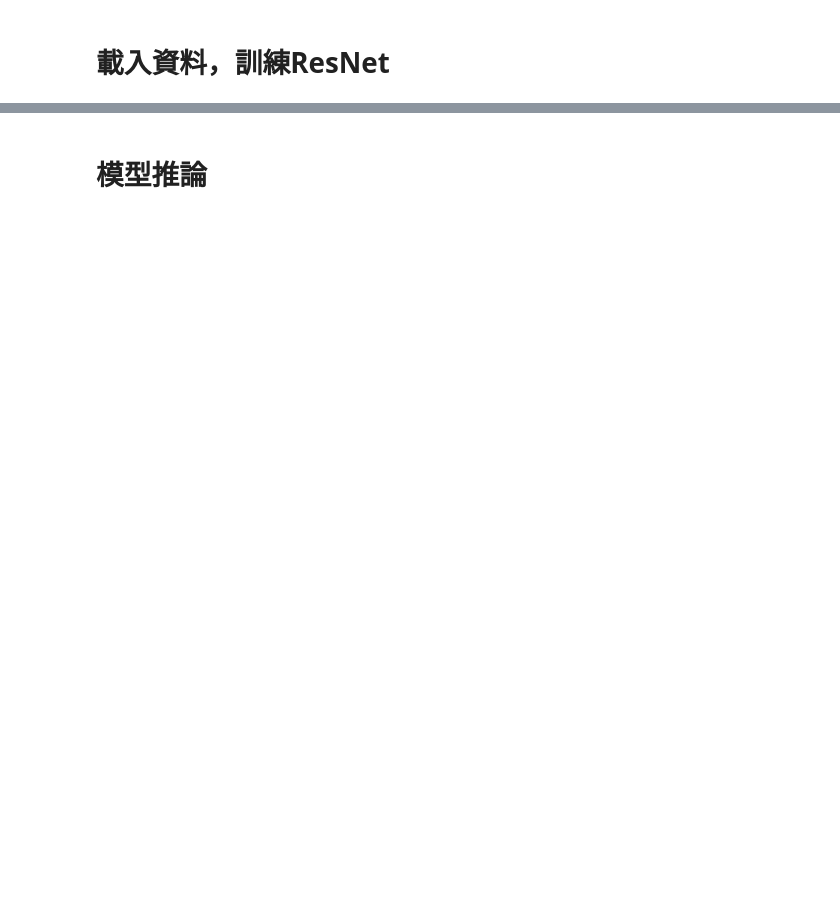
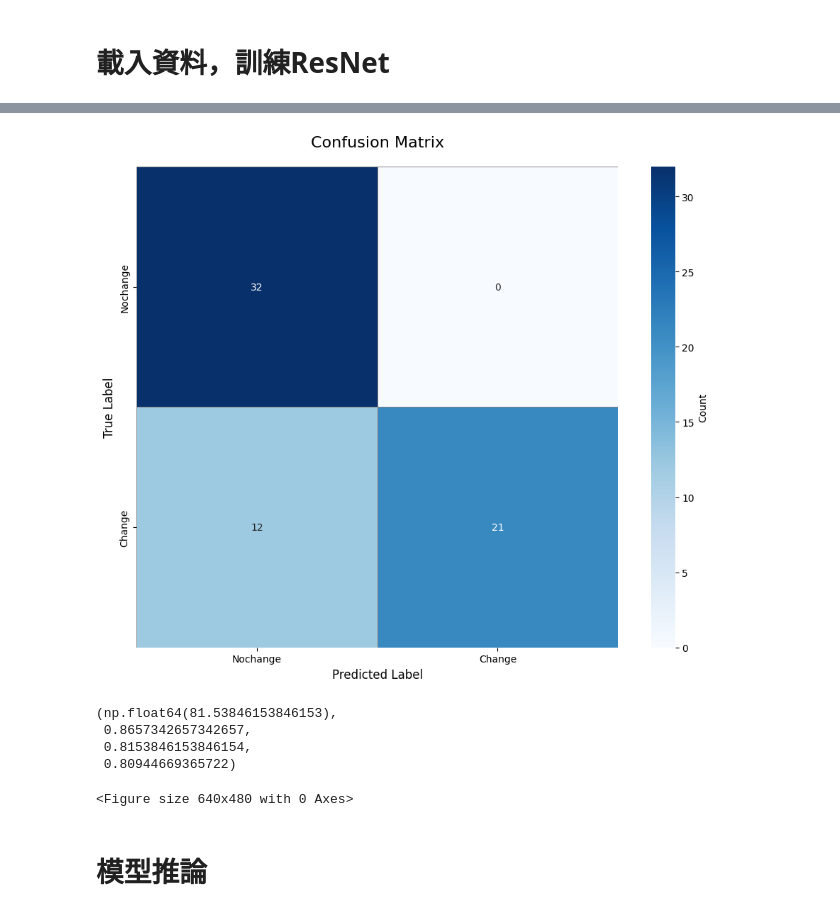
Before and after one commit to brian1025K/Droplet-sensor, a Jupyter notebook: ResNet_Droplet_sensor.ipynb, the cells around one changed output, grey strips where cells are left out. Cells and saved outputs as stored; diff of their text form; code cells hidden in the pictures; blank space fills up the shorter version.

```diff
--- a/ResNet_Droplet_sensor.ipynb
+++ b/ResNet_Droplet_sensor.ipynb
@@ -79,16 +174,21 @@ def train_model(model, dataloader, criterion, optimizer, EPOCHS):
 import torch
 import torch.nn as nn
 import torch.optim as optim
-from torch.utils.data import DataLoader
+from torch.utils.data import DataLoader, random_split
 from torchvision import models, transforms
+from sklearn.metrics import precision_score, recall_score, f1_score, confusion_matrix
+import numpy as np
+import matplotlib.pyplot as plt
+import seaborn as sns
 
 # 設定
 DEVICE = torch.device("cuda" if torch.cuda.is_available() else "cpu")
-JSON_FILE = './0106_label.json'
+JSON_FILE = './0205_labeling.json'
 IMG_ROOT = './images'
-BATCH_SIZE = 5
+BATCH_SIZE = 32
 EPOCHS = 10
 LEARNING_RATE = 1e-4  # 全面微調時，LR 必須小 (1e-4 ~ 1e-5)
+TRAIN_RATIO = 0.6
 
 
 # 數據準備
@@ -103,8 +203,36 @@ transform = transforms.Compose([
     transforms.Normalize(mean=[0.485, 0.456, 0.406], std=[0.229, 0.224, 0.225])
 ])
 
-dataset = LabelStudioDataset(json_file=JSON_FILE, img_root_dir=IMG_ROOT, transform=transform)
-dataloader = DataLoader(dataset, batch_size=BATCH_SIZE, shuffle=True)
+# 測試集不使用資料增強，只做基本轉換
+test_transform = transforms.Compose([
+    transforms.Resize((224, 224)),
+    transforms.ToTensor(),
+    transforms.Normalize(mean=[0.485, 0.456, 0.406], std=[0.229, 0.224, 0.225])
+])
+
+# 先載入完整數據集用於分割
+full_dataset = LabelStudioDataset(json_file=JSON_FILE, img_root_dir=IMG_ROOT, transform=transform)
+
+# 計算訓練集和測試集大小
+dataset_size = len(full_dataset)
+train_size = int(TRAIN_RATIO * dataset_size)
+test_size = dataset_size - train_size
+
+# 分割數據集
+train_dataset, test_dataset_temp = random_split(full_dataset, [train_size, test_size])
+
+# 為測試集創建使用不同transform的dataset
+test_dataset_full = LabelStudioDataset(json_file=JSON_FILE, img_root_dir=IMG_ROOT, transform=test_transform)
+# 使用相同的索引創建測試集
+test_indices = test_dataset_temp.indices
+test_dataset = torch.utils.data.Subset(test_dataset_full, test_indices)
+
+# 創建 DataLoader
+train_dataloader = DataLoader(train_dataset, batch_size=BATCH_SIZE, shuffle=True)
+test_dataloader = DataLoader(test_dataset, batch_size=BATCH_SIZE, shuffle=False)
+
+dataset = full_dataset
+dataloader = train_dataloader
 
 print(f"數據集載入完成，共有 {len(dataset)} 張圖片，類別: {dataset.classes}")
 
@@ -127,5 +255,9 @@ optimizer = optim.Adam(model.parameters(), lr=LEARNING_RATE)
 
 # 訓練
 model = model.to(DEVICE)
-train_model(model, dataloader, criterion, optimizer, EPOCHS)
+train_model(model, dataloader, test_dataloader, criterion, optimizer, EPOCHS)
+
+# 最終評估 (使用測試集)
+print("\n最終模型評估 (測試集):")
+evaluate_model(model, test_dataloader, DEVICE, num_classes, dataset.classes)
 # %% [output]
@@ -143,3 +281,9 @@ Epoch 10/10 | Loss: 0.1546 | Acc: 98.36%
+[figure, added]
+(np.float64(81.53846153846153),
+ 0.8657342657342657,
+ 0.8153846153846154,
+ 0.80944669365722)
+<Figure size 640x480 with 0 Axes>
 # %% [markdown]
 # 模型推論
 # %%
```
Also changed, not shown: parts of 6 cells of this notebook, 5 other files.
